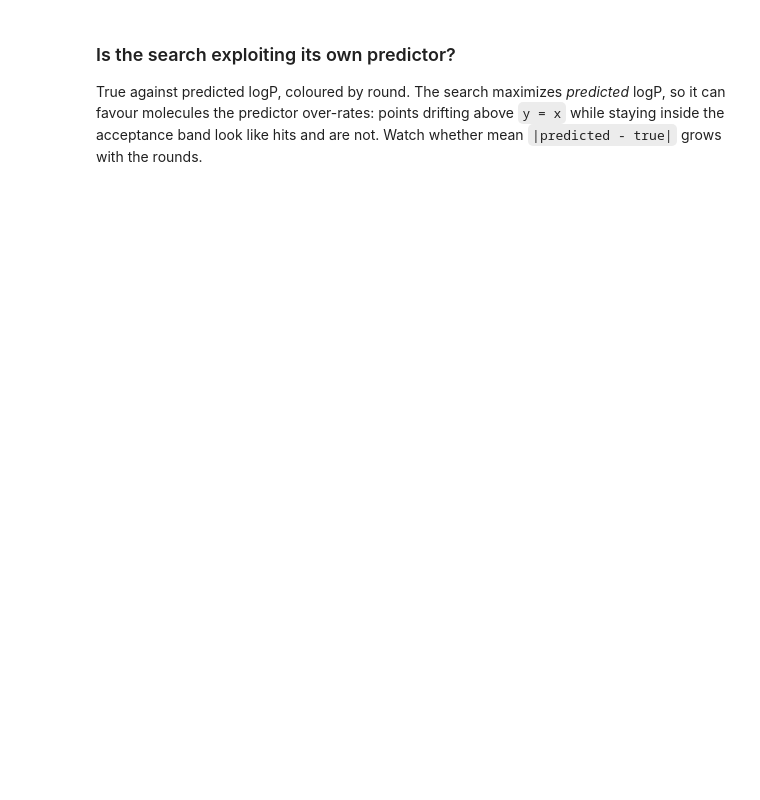
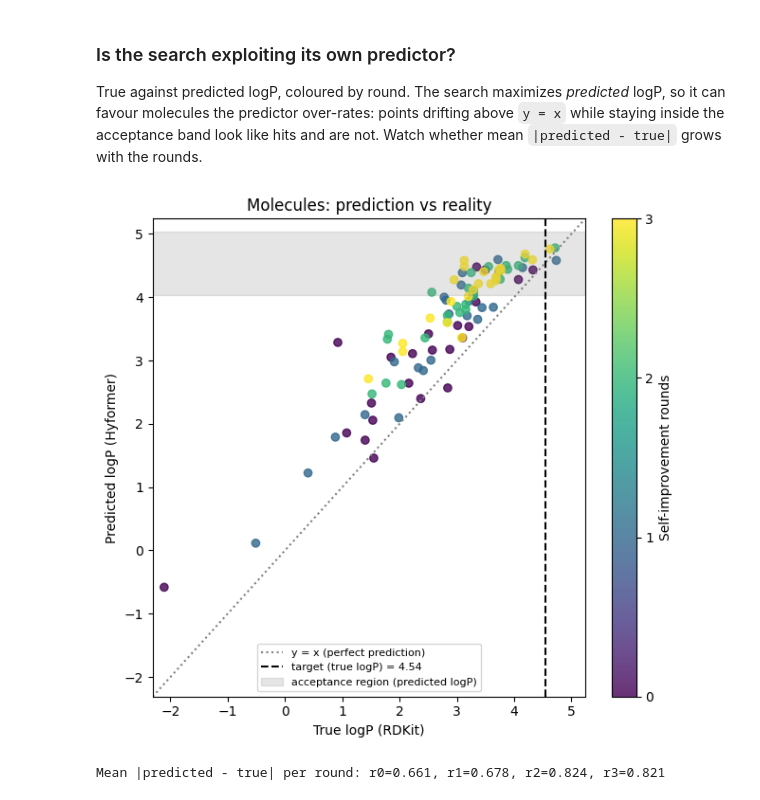
Before and after one commit to szczurek-lab/mlinpl2026-tutorial, a Jupyter notebook: materials/Sampling-with-Joint-Generative-Predictive-Chemical-Language-Models/joint-self-improvement/02-inference-time-self-improvement.ipynb, the cells around one changed output. Drawn from its saved outputs; the diff is of its cells as text; code cells hidden in the pictures; blank space fills up the shorter version.

```diff
--- a/materials/Sampling-with-Joint-Generative-Predictive-Chemical-Language-Models/joint-self-improvement/02-inference-time-self-improvement.ipynb
+++ b/materials/Sampling-with-Joint-Generative-Predictive-Chemical-Language-Models/joint-self-improvement/02-inference-time-self-improvement.ipynb
@@ -301,42 +325,45 @@ True against predicted logP, coloured by round. The search maximizes *predicted*
 the predictor over-rates: points drifting above `y = x` while staying inside the acceptance band look like hits and
 are not. Watch whether mean `|predicted - true|` grows with the rounds.
 # %%
-# Real (RDKit) vs predicted (Hyformer) logP of every valid Gumbeldore molecule, coloured by the round it came from
+# Real (RDKit) vs predicted (Hyformer) logP of every valid molecule, coloured by the round it came from
 valid_idx = [i for i, s in enumerate(gumbeldore_smiles) if calculate_validity(s)]  # RDKit cannot score invalid SMILES
 
 if not valid_idx:
-    print("No valid Gumbeldore molecules to plot")
+    print("No valid molecules to plot")
 else:
     valid_smiles = [gumbeldore_smiles[i] for i in valid_idx]
     real_logp = np.array([calculate_logp(s) for s in valid_smiles])
     predicted_logp = predict_logp(valid_smiles)
     rounds_valid = gumbeldore_rounds[valid_idx]
     lims = [
         min(real_logp.min(), predicted_logp.min(), TARGET_LOGP - EPSILON) - 0.2,
         max(real_logp.max(), predicted_logp.max(), TARGET_LOGP + EPSILON) + 0.2,
     ]
 
     fig, ax = plt.subplots(figsize=(6.5, 6))
     scatter = ax.scatter(real_logp, predicted_logp, c=rounds_valid, cmap="viridis", alpha=0.8,
                          vmin=0, vmax=NUM_ROUNDS - 1)
     ax.plot(lims, lims, color="gray", linestyle=":", label="y = x (perfect prediction)")
     ax.axvline(TARGET_LOGP, color="black", linestyle="--", label=f"target (true logP) = {TARGET_LOGP:.2f}")
     ax.axhspan(TARGET_LOGP - EPSILON, TARGET_LOGP + EPSILON, color="gray", alpha=0.2,
                label="acceptance region (predicted logP)")
     ax.set_xlim(lims)
     ax.set_ylim(lims)
     ax.set_xlabel("True logP (RDKit)")
     ax.set_ylabel("Predicted logP (Hyformer)")
-    ax.set_title("Gumbeldore molecules: prediction vs reality")
+    ax.set_title("Molecules: prediction vs reality")
     ax.legend(fontsize=8)
-    fig.colorbar(scatter, ax=ax, label="SBS round", ticks=range(NUM_ROUNDS))
+    fig.colorbar(scatter, ax=ax, label="Self-improvement rounds", ticks=range(NUM_ROUNDS))
     plt.tight_layout()
     plt.show()
 
     # Mean prediction error per round: growing values mean the search is drifting towards the predictor's blind spots
     errors = np.abs(predicted_logp - real_logp)
     print("Mean |predicted - true| per round: " + ", ".join(
         f"r{r}={errors[rounds_valid == r].mean():.3f}" if (rounds_valid == r).any() else f"r{r}=n/a"
         for r in range(NUM_ROUNDS)
     ))
+# %% [output]
+[figure, added]
+Mean |predicted - true| per round: r0=0.661, r1=0.678, r2=0.824, r3=0.821
 # %%
```
Also changed, not shown: parts of 11 cells of this notebook.
